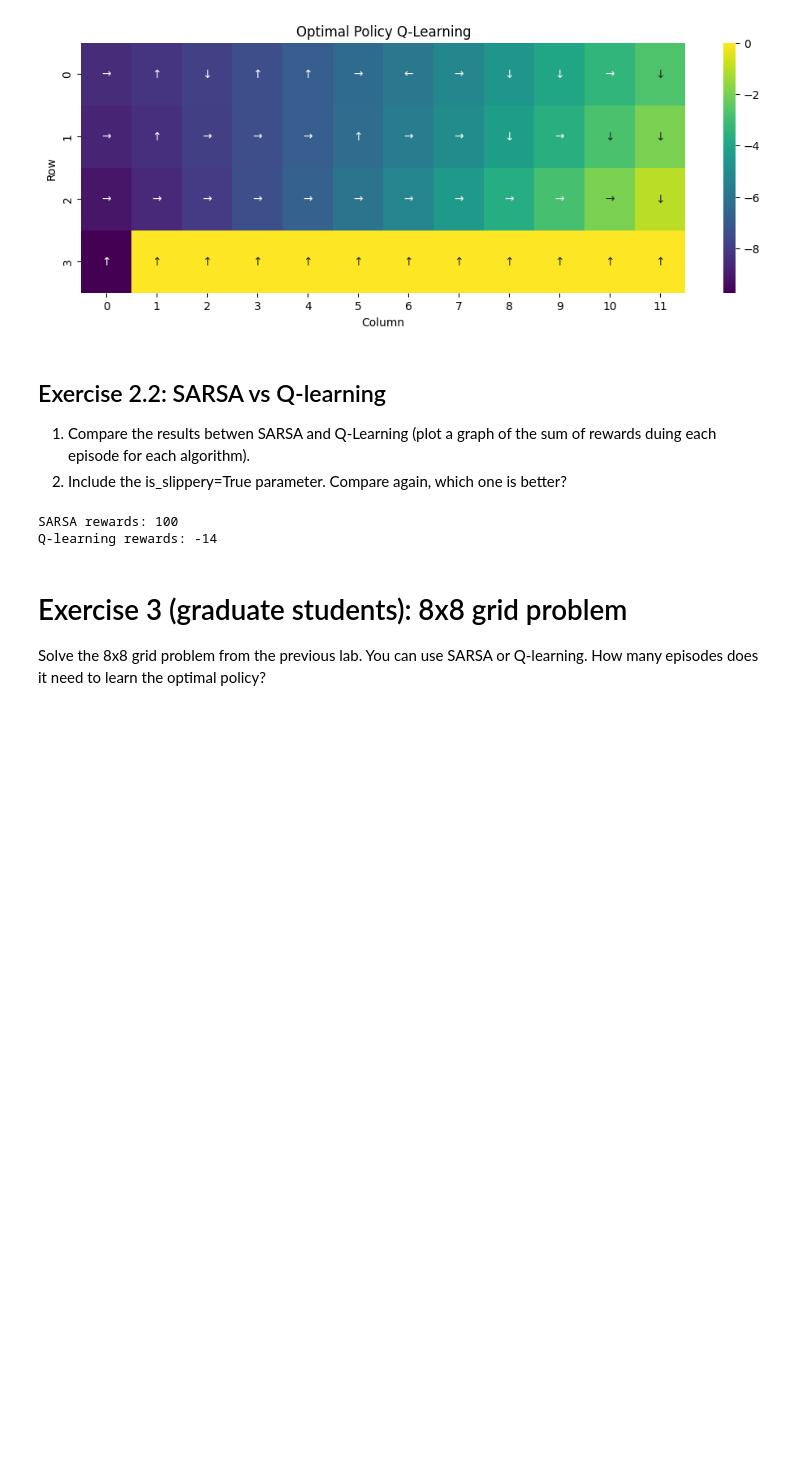
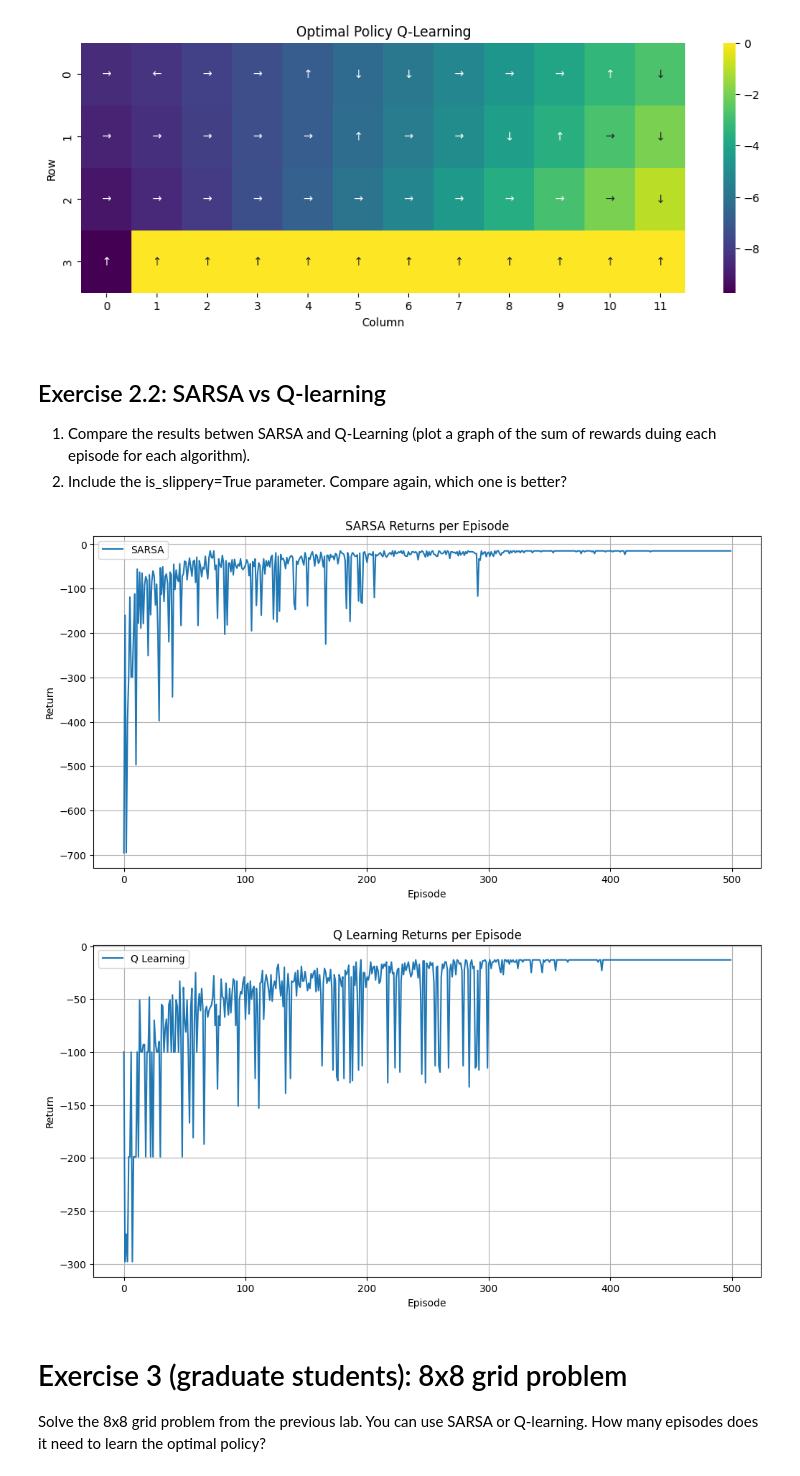
Before and after one commit to subhadeepk/cse437-assignments, a Jupyter notebook: lab3_TD_Learning.ipynb, the cells around one changed output. Drawn from its saved outputs; the diff is of its cells as text; code cells hidden in the pictures; blank space fills up the shorter version.

```diff
--- a/lab3_TD_Learning.ipynb
+++ b/lab3_TD_Learning.ipynb
@@ -162,7 +176,7 @@ n_states = env.observation_space.n
 Q = np.zeros((n_states, n_actions))
 q_learning_rewards = []
 
-n_episodes = 10000
+n_episodes = 500
 max_steps = 100
 
 # epsilon schedule (episode-wise exponential decay)
@@ -176,16 +190,25 @@ def eps_greedy(s, eps):
 for ep in range(n_episodes):
     s, _ = env.reset()
     # decay epsilon per episode
-    eps = eps_min + (eps_max - eps_min) * np.exp(-eps_decay * ep)
+    # eps = eps_min + (eps_max - eps_min) * np.exp(-eps_decay * ep)
+    eps = max(eps_min, eps * (1 - eps_decay))  # tiny per-step decay
+
+    if ep>300:
+      eps = 0
+
+    episode_reward = 0
 
     a = eps_greedy(s, eps)
 
     for t in range(max_steps):
         s_next, r, terminated, truncated, _ = env.step(a)
 
-        if ep == n_episodes - 1:
-            q_learning_rewards.append(r)
+        # if ep == n_episodes - 1:
+        #     q_learning_rewards.append(r)
 
+        episode_reward += r
+
+        # Q update
         if terminated or truncated:
             Q[s, a] += alpha * (r - Q[s, a])
             break
@@ -198,6 +221,8 @@ for ep in range(n_episodes):
         Q[s, a] += alpha * (td_target - Q[s, a])
 
         s, a = s_next, a_next
+
+    q_learning_rewards.append(episode_reward)
 # %%
 plot_Q(Q)
 # %% [output]
@@ -210,12 +235,32 @@ plot_policy(Q, title = "Q-Learning")
 ## Exercise 2.2: SARSA vs Q-learning
  1. Compare the results betwen SARSA and Q-Learning (plot a graph of the sum of rewards duing each episode for each algorithm).
  2. Include the is_slippery=True parameter. Compare again, which one is better?
-# %%
-print("SARSA rewards:", len(sarsa_rewards))
-print("Q-learning rewards:", sum(q_learning_rewards))
-# %% [output]
-SARSA rewards: 100
-Q-learning rewards: -14
+# %%
+import matplotlib.pyplot as plt
+import numpy as np
+
+plt.figure(figsize=(12, 6))
+plt.plot(returns, label="SARSA")
+plt.xlabel("Episode")
+plt.ylabel("Return")
+plt.title("SARSA Returns per Episode")
+plt.legend()
+plt.grid(True)
+plt.show()
+
+
+
+plt.figure(figsize=(12, 6))
+plt.plot(q_learning_rewards, label="Q Learning")
+plt.xlabel("Episode")
+plt.ylabel("Return")
+plt.title("Q Learning Returns per Episode")
+plt.legend()
+plt.grid(True)
+plt.show()
+# %% [output]
+[figure, added]
+[figure, added]
 # %% [markdown]
 # Exercise 3 (graduate students): 8x8 grid problem
 Solve the 8x8 grid problem from the previous lab. You can use SARSA or Q-learning. How many episodes does it need to learn the optimal policy?
```
Also changed, not shown: parts of 3 cells of this notebook.
